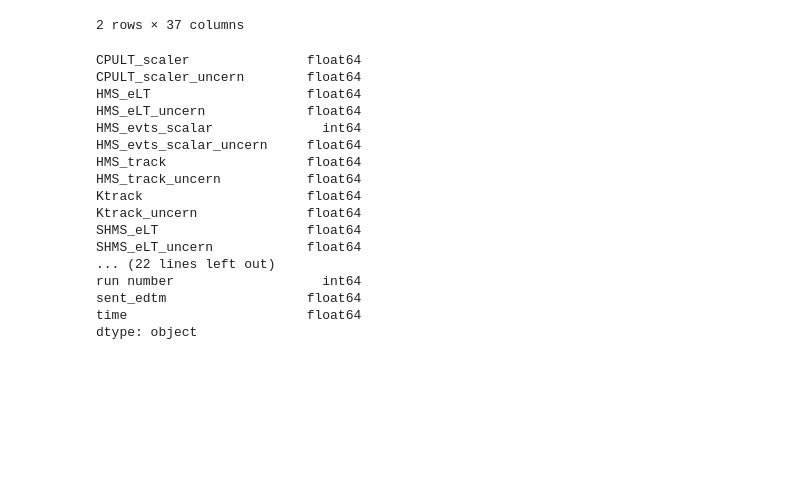
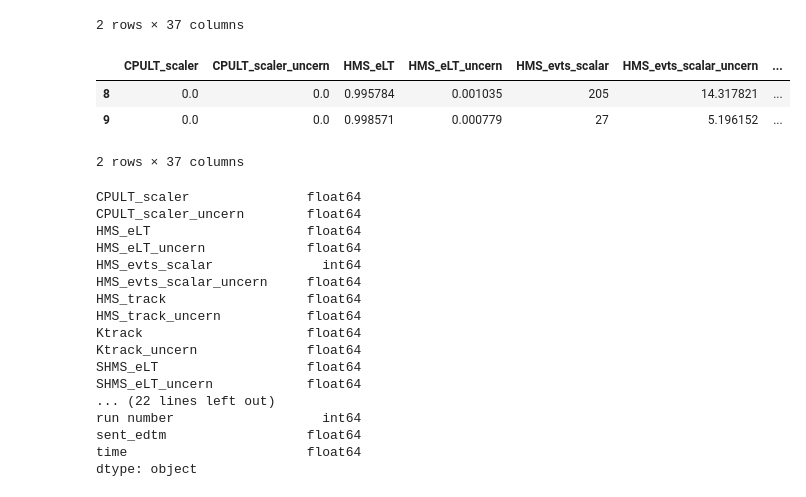
Before and after one commit to CUA-NP/NP_SummerStudents, a Jupyter notebook: weekly_work/6_22_2021/talks/Richard_py_tutorial3.ipynb, the cells around one changed output. Saved outputs shown, nothing was run; the diff lists cells and outputs as text; code cells hidden in the pictures; blank space fills up the shorter version.

```diff
--- a/weekly_work/6_22_2021/talks/Richard_py_tutorial3.ipynb
+++ b/weekly_work/6_22_2021/talks/Richard_py_tutorial3.ipynb
@@ -98,6 +98,13 @@ lumi.head(2)
 | 0 | 0.0 | 0.0 | 0.991765 | 0.001207 | 1031 | 32.109189 | ... |
 | 1 | 0.0 | 0.0 | 0.998598 | 0.000738 | 221 | 14.866069 | ... |
 2 rows × 37 columns
+# %%
+lumi.tail(2)
+# %% [output]
+|  | CPULT_scaler | CPULT_scaler_uncern | HMS_eLT | HMS_eLT_uncern | HMS_evts_scalar | HMS_evts_scalar_uncern | ... |
+| 8 | 0.0 | 0.0 | 0.995784 | 0.001035 | 205 | 14.317821 | ... |
+| 9 | 0.0 | 0.0 | 0.998571 | 0.000779 | 27 | 5.196152 | ... |
+2 rows × 37 columns
 # %%
 lumi.dtypes
 # %% [output]
```
Also changed, not shown: parts of 3 cells of this notebook, 2 other files.
